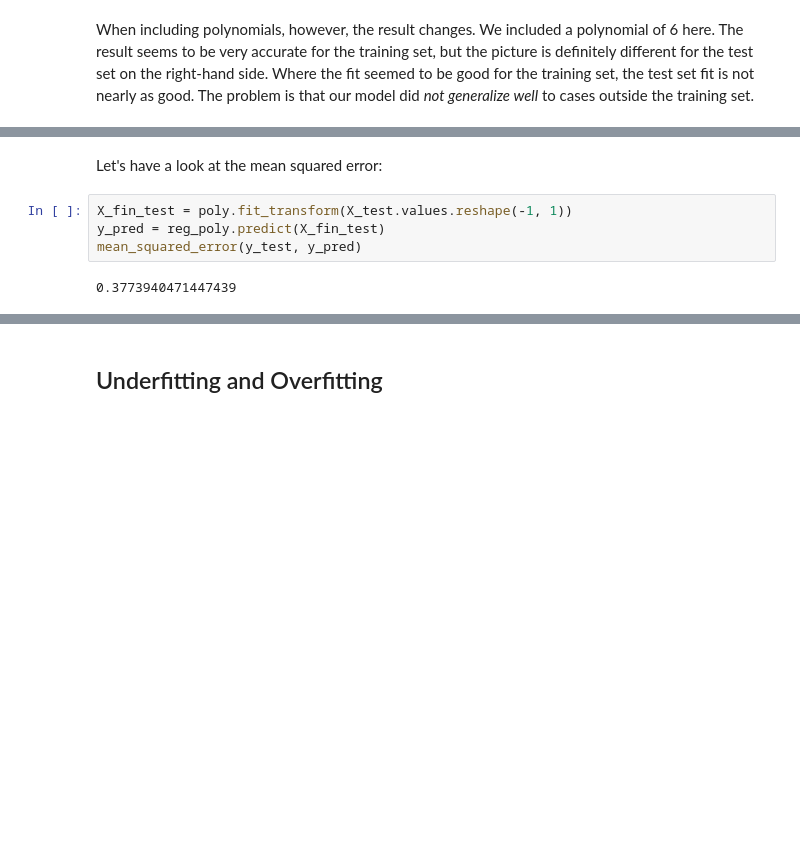
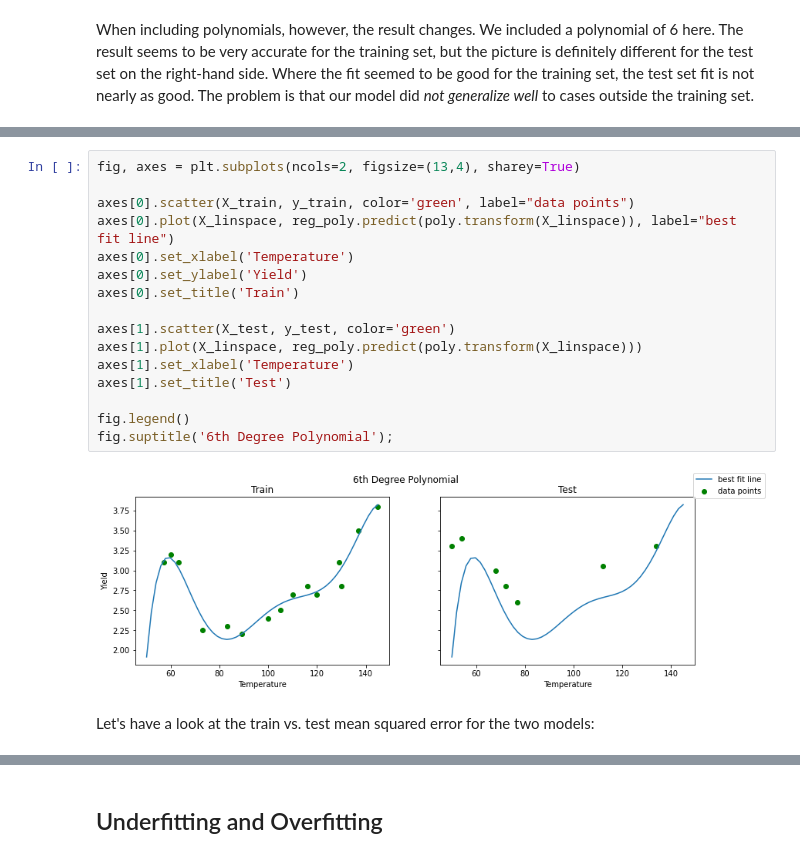
Before and after one commit to learn-co-curriculum/dsc-bias-variance-trade-off, a Jupyter notebook: index.ipynb, the cells around one changed output, grey strips where cells are left out. Drawn from its saved outputs; the diff is of its cells as text; blank space fills up the shorter version.

```diff
--- a/index.ipynb
+++ b/index.ipynb
@@ -98,8 +93,20 @@ plt.plot(X_linspace, y_poly_pred);
+# %%
+fig, axes = plt.subplots(ncols=2, figsize=(13,4), sharey=True)
+
+axes[0].scatter(X_train, y_train, color='green', label="data points")
+axes[0].plot(X_linspace, reg_poly.predict(poly.transform(X_linspace)), label="best fit line")
+axes[0].set_xlabel('Temperature')
+axes[0].set_ylabel('Yield')
+axes[0].set_title('Train')
+
+axes[1].scatter(X_test, y_test, color='green')
+axes[1].plot(X_linspace, reg_poly.predict(poly.transform(X_linspace)))
+axes[1].set_xlabel('Temperature')
+axes[1].set_title('Test')
+
+fig.legend()
+fig.suptitle('6th Degree Polynomial');
+# %% [output]
+[figure, added]
 # %% [markdown]
-Let's have a look at the mean squared error:
+Let's have a look at the train vs. test mean squared error for the two models:
-# %%
-X_fin_test = poly.fit_transform(X_test.values.reshape(-1, 1))
-y_pred = reg_poly.predict(X_fin_test)
-mean_squared_error(y_test, y_pred)
-# %% [output]
-0.3773940471447439
```
Also changed, not shown: parts of 31 cells of this notebook, 6 other files.
